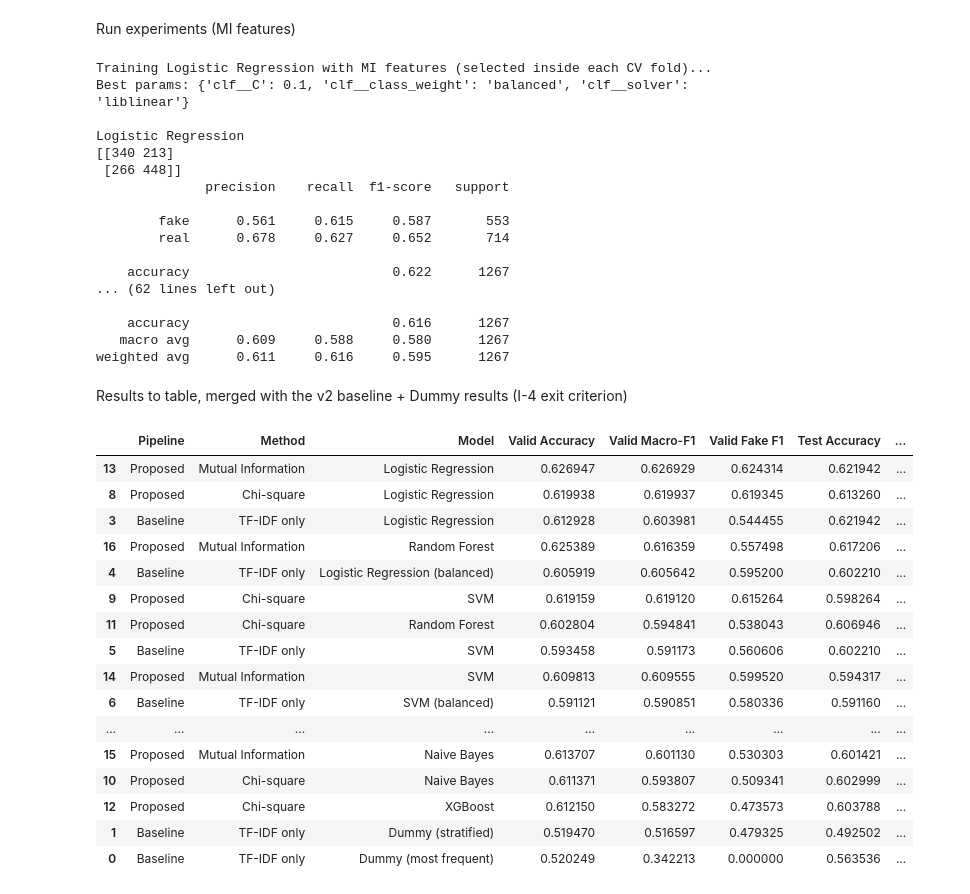
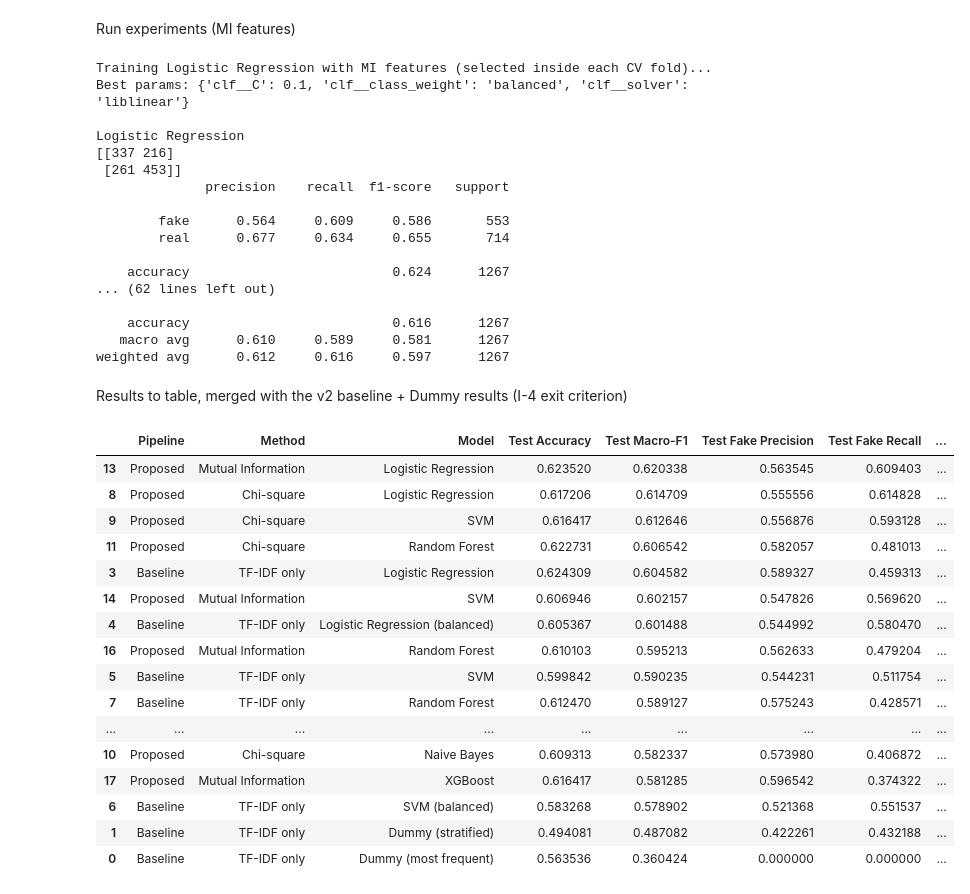
Before and after one commit to Ravindu-Pathirana/Fake-News-Detection, a Jupyter notebook: Updated Improvements/proposed_improvements_v2.ipynb, the cells around one changed output. Cells and saved outputs as stored; diff of their text form; code cells hidden in the pictures.

```diff
--- a/Updated Improvements/proposed_improvements_v2.ipynb
+++ b/Updated Improvements/proposed_improvements_v2.ipynb
@@ -41,11 +49,15 @@ from liar_utils import RANDOM_STATE, evaluate_full, load_and_label, print_report
 # %% [markdown]
 Load data with the corrected label mapping
 # %%
-train = load_and_label("train.csv")
-valid = load_and_label("valid.csv")
+train_raw = load_and_label("train.csv")
+valid_raw = load_and_label("valid.csv")
 test = load_and_label("test.csv")
 
+# Merge train+valid into one fitting pool (see the 2026-08-24 note above); test
+# stays untouched and is the only held-out split reported below.
+train = pd.concat([train_raw, valid_raw], ignore_index=True)
+
 balance = train["Label"].value_counts(normalize=True).rename({0: "fake", 1: "real"})
-print("Train class balance:\n", balance)
+print("Train(+valid) class balance:\n", balance)
 assert 0.35 < balance["fake"] < 0.5, "Fake-class share outside the expected ~44% range -- check label mapping"
 # %% [output]
@@ -139,7 +148,7 @@ used for its Chi2 stage). Chi-square is cheap enough per fold that this refit ad
 negligible runtime; Mutual Information is more expensive per fold but still tractable at
 this dataset size without additional caching.
 # %%
-def train_and_evaluate(model, param_grid, selector_factory, X_train, y_train, X_valid, y_valid, X_test, y_test):
+def train_and_evaluate(model, param_grid, selector_factory, X_train, y_train, X_test, y_test):
     pipe = Pipeline([("select", selector_factory()), ("clf", model)])
     prefixed_grid = {f"clf__{k}": v for k, v in param_grid.items()}
     grid = GridSearchCV(pipe, prefixed_grid, cv=5, scoring="f1_macro", n_jobs=-1)
@@ -147,10 +156,9 @@ def train_and_evaluate(model, param_grid, selector_factory, X_train, y_train, X_
 
     best_model = grid.best_estimator_
 
-    valid_metrics = evaluate_full(y_valid, best_model.predict(X_valid))
     test_metrics = evaluate_full(y_test, best_model.predict(X_test))
 
-    return best_model, grid.best_params_, valid_metrics, test_metrics
+    return best_model, grid.best_params_, test_metrics
 # %% [markdown]
 Model + param-grid definitions (class_weight='balanced' added to LR/SVM per I-5)
 # %%
@@ -194,12 +202,12 @@ best_models_chi2 = {}
 
 for name, model, params in make_models():
     print(f"\nTraining {name} with Chi-square features (selected inside each CV fold)...")
-    best_model, best_params, valid_metrics, test_metrics = train_and_evaluate(
-        model, params, make_chi2_selector, X_train_tfidf, y_train, X_valid_tfidf, y_valid, X_test_tfidf, y_test
+    best_model, best_params, test_metrics = train_and_evaluate(
+        model, params, make_chi2_selector, X_train_tfidf, y_train, X_test_tfidf, y_test
     )
     print("Best params:", best_params)
     print_report(name, y_test, best_model.predict(X_test_tfidf))
-    results_chi2[name] = {"best_params": best_params, "valid": valid_metrics, "test": test_metrics}
+    results_chi2[name] = {"best_params": best_params, "test": test_metrics}
     best_models_chi2[name] = best_model
 # %% [output]
 Training Logistic Regression with Chi-square features (selected inside each CV fold)...
@@ -227,86 +235,82 @@ best_models_mi = {}
 
 for name, model, params in make_models():
     print(f"\nTraining {name} with MI features (selected inside each CV fold)...")
-    best_model, best_params, valid_metrics, test_metrics = train_and_evaluate(
-        model, params, make_mi_selector, X_train_tfidf, y_train, X_valid_tfidf, y_valid, X_test_tfidf, y_test
+    best_model, best_params, test_metrics = train_and_evaluate(
+        model, params, make_mi_selector, X_train_tfidf, y_train, X_test_tfidf, y_test
     )
     print("Best params:", best_params)
     print_report(name, y_test, best_model.predict(X_test_tfidf))
-    results_mi[name] = {"best_params": best_params, "valid": valid_metrics, "test": test_metrics}
+    results_mi[name] = {"best_params": best_params, "test": test_metrics}
     best_models_mi[name] = best_model
 # %% [output]
 Training Logistic Regression with MI features (selected inside each CV fold)...
 Best params: {'clf__C': 0.1, 'clf__class_weight': 'balanced', 'clf__solver': 'liblinear'}
 
 Logistic Regression
-[[340 213]
- [266 448]]
+[[337 216]
+ [261 453]]
               precision    recall  f1-score   support
 
-        fake      0.561     0.615     0.587       553
-        real      0.678     0.627     0.652       714
+        fake      0.564     0.609     0.586       553
+        real      0.677     0.634     0.655       714
 
-    accuracy                          0.622      1267
+    accuracy                          0.624      1267
 ... (62 lines left out)
 
     accuracy                          0.616      1267
-   macro avg      0.609     0.588     0.580      1267
-weighted avg      0.611     0.616     0.595      1267
+   macro avg      0.610     0.589     0.581      1267
+weighted avg      0.612     0.616     0.597      1267
 # %% [markdown]
 Results to table, merged with the v2 baseline + Dummy results (I-4 exit criterion)
 # %%
 def results_to_dataframe(results_dict, method_name):
     rows = []
     for model_name, data in results_dict.items():
-        valid_m = data["valid"]
         test_m = data["test"]
         rows.append(
             {
                 "Pipeline": "Proposed",
                 "Method": method_name,
                 "Model": model_name,
-                "Valid Accuracy": valid_m["accuracy"],
-                "Valid Macro-F1": valid_m["macro_f1"],
-                "Valid Fake F1": valid_m["fake_f1"],
                 "Test Accuracy": test_m["accuracy"],
                 "Test Macro-F1": test_m["macro_f1"],
                 "Test Fake Precision": test_m["fake_precision"],
                 "Test Fake Recall": test_m["fake_recall"],
                 "Test Fake F1": test_m["fake_f1"],
                 "Test Real F1": test_m["real_f1"],
                 "Test Confusion Matrix": test_m["confusion_matrix"],
                 "Best Params": data["best_params"],
             }
         )
     return pd.DataFrame(rows)
 
 
 df_chi2 = results_to_dataframe(results_chi2, "Chi-square")
 df_mi = results_to_dataframe(results_mi, "Mutual Information")
 proposed_results = pd.concat([df_chi2, df_mi], ignore_index=True)
 
 baseline_results = pd.read_csv("baseline_results_v2.csv")
 
 final_results = pd.concat([baseline_results, proposed_results], ignore_index=True)
 final_results = final_results.sort_values("Test Macro-F1", ascending=False)
 final_results
 # %% [output]
-|  | Pipeline | Method | Model | Valid Accuracy | Valid Macro-F1 | Valid Fake F1 | Test Accuracy | ... |
-| 13 | Proposed | Mutual Information | Logistic Regression | 0.626947 | 0.626929 | 0.624314 | 0.621942 | ... |
-| 8 | Proposed | Chi-square | Logistic Regression | 0.619938 | 0.619937 | 0.619345 | 0.613260 | ... |
-| 3 | Baseline | TF-IDF only | Logistic Regression | 0.612928 | 0.603981 | 0.544455 | 0.621942 | ... |
-| 16 | Proposed | Mutual Information | Random Forest | 0.625389 | 0.616359 | 0.557498 | 0.617206 | ... |
-| 4 | Baseline | TF-IDF only | Logistic Regression (balanced) | 0.605919 | 0.605642 | 0.595200 | 0.602210 | ... |
-| 9 | Proposed | Chi-square | SVM | 0.619159 | 0.619120 | 0.615264 | 0.598264 | ... |
-| 11 | Proposed | Chi-square | Random Forest | 0.602804 | 0.594841 | 0.538043 | 0.606946 | ... |
-| 5 | Baseline | TF-IDF only | SVM | 0.593458 | 0.591173 | 0.560606 | 0.602210 | ... |
-| 14 | Proposed | Mutual Information | SVM | 0.609813 | 0.609555 | 0.599520 | 0.594317 | ... |
-| 6 | Baseline | TF-IDF only | SVM (balanced) | 0.591121 | 0.590851 | 0.580336 | 0.591160 | ... |
+|  | Pipeline | Method | Model | Test Accuracy | Test Macro-F1 | Test Fake Precision | Test Fake Recall | ... |
+| 13 | Proposed | Mutual Information | Logistic Regression | 0.623520 | 0.620338 | 0.563545 | 0.609403 | ... |
+| 8 | Proposed | Chi-square | Logistic Regression | 0.617206 | 0.614709 | 0.555556 | 0.614828 | ... |
+| 9 | Proposed | Chi-square | SVM | 0.616417 | 0.612646 | 0.556876 | 0.593128 | ... |
+| 11 | Proposed | Chi-square | Random Forest | 0.622731 | 0.606542 | 0.582057 | 0.481013 | ... |
+| 3 | Baseline | TF-IDF only | Logistic Regression | 0.624309 | 0.604582 | 0.589327 | 0.459313 | ... |
+| 14 | Proposed | Mutual Information | SVM | 0.606946 | 0.602157 | 0.547826 | 0.569620 | ... |
+| 4 | Baseline | TF-IDF only | Logistic Regression (balanced) | 0.605367 | 0.601488 | 0.544992 | 0.580470 | ... |
+| 16 | Proposed | Mutual Information | Random Forest | 0.610103 | 0.595213 | 0.562633 | 0.479204 | ... |
+| 5 | Baseline | TF-IDF only | SVM | 0.599842 | 0.590235 | 0.544231 | 0.511754 | ... |
+| 7 | Baseline | TF-IDF only | Random Forest | 0.612470 | 0.589127 | 0.575243 | 0.428571 | ... |
 | ... | ... | ... | ... | ... | ... | ... | ... | ... |
-| 15 | Proposed | Mutual Information | Naive Bayes | 0.613707 | 0.601130 | 0.530303 | 0.601421 | ... |
-| 10 | Proposed | Chi-square | Naive Bayes | 0.611371 | 0.593807 | 0.509341 | 0.602999 | ... |
-| 12 | Proposed | Chi-square | XGBoost | 0.612150 | 0.583272 | 0.473573 | 0.603788 | ... |
-| 1 | Baseline | TF-IDF only | Dummy (stratified) | 0.519470 | 0.516597 | 0.479325 | 0.492502 | ... |
-| 0 | Baseline | TF-IDF only | Dummy (most frequent) | 0.520249 | 0.342213 | 0.000000 | 0.563536 | ... |
+| 10 | Proposed | Chi-square | Naive Bayes | 0.609313 | 0.582337 | 0.573980 | 0.406872 | ... |
+| 17 | Proposed | Mutual Information | XGBoost | 0.616417 | 0.581285 | 0.596542 | 0.374322 | ... |
+| 6 | Baseline | TF-IDF only | SVM (balanced) | 0.583268 | 0.578902 | 0.521368 | 0.551537 | ... |
+| 1 | Baseline | TF-IDF only | Dummy (stratified) | 0.494081 | 0.487082 | 0.422261 | 0.432188 | ... |
+| 0 | Baseline | TF-IDF only | Dummy (most frequent) | 0.563536 | 0.360424 | 0.000000 | 0.000000 | ... |
 # %%
 final_results.to_csv("model_comparison_results_v2.csv", index=False)
```
Also changed, not shown: parts of 5 cells of this notebook, 7 other files.
